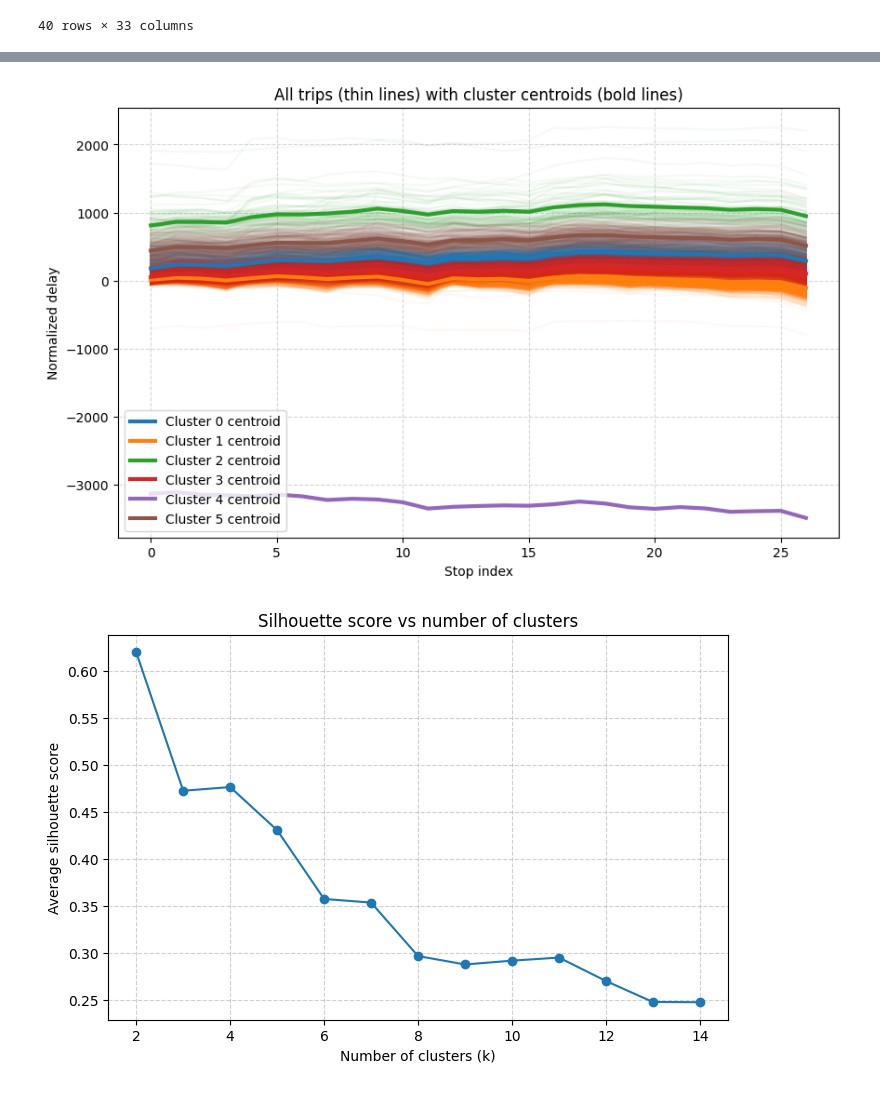
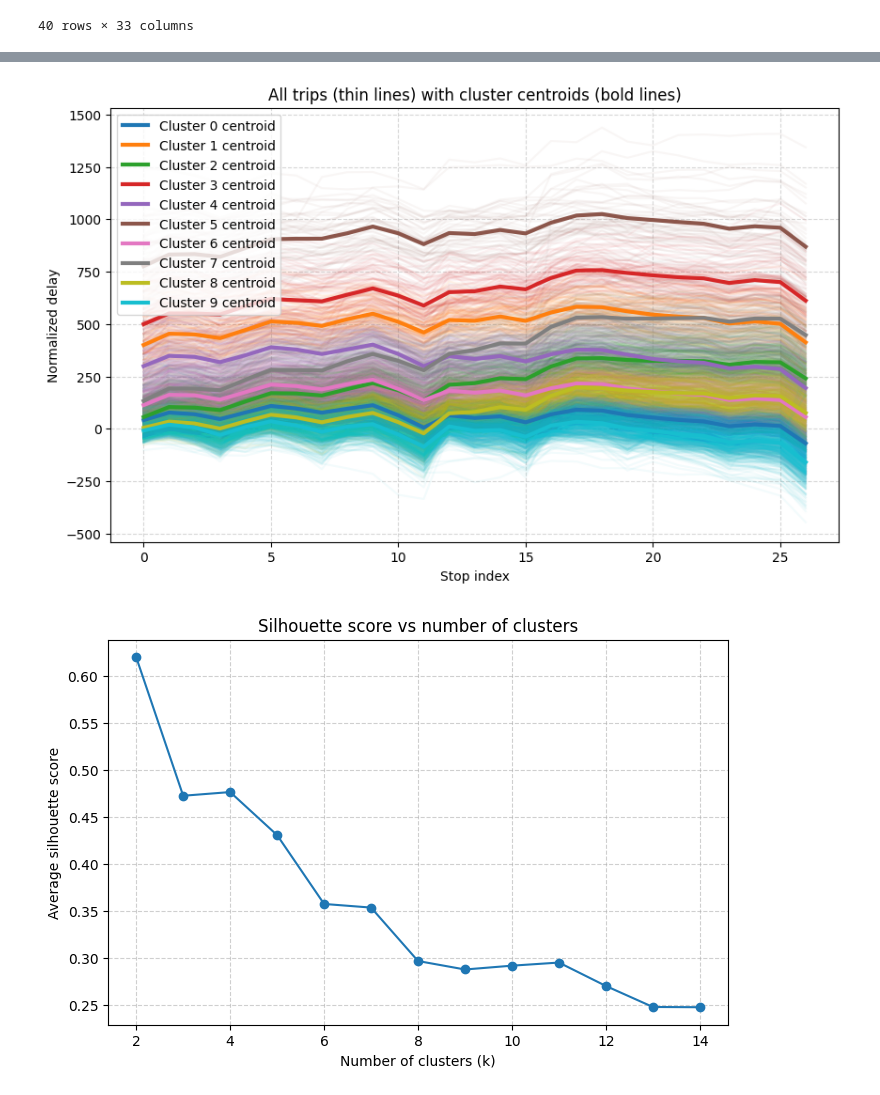
Before and after one commit to Gioalf/AH2179, a Jupyter notebook: project/AIprojectGioAlf.ipynb, the cells around one changed output, grey strips where cells are left out. Cells and saved outputs as stored; diff of their text form; code cells hidden in the pictures.

```diff
--- a/project/AIprojectGioAlf.ipynb
+++ b/project/AIprojectGioAlf.ipynb
@@ -1497,3 +1653,3 @@ I plan to modify the data provided to have timeseries that show the delay fluctu
 # %%
-dfB_model7=dfB.copy()
+dfB_model8=dfB.copy()
 # %%
@@ -1519,17 +1675,17 @@ dfB_model7.head(40)
 40 rows × 33 columns
 # %%
 # Separating the df to not leak any data
-dfB_model7_train=dfB_model7[dfB_model7['Calendar_date']<20220600]
-dfB_model7_test=dfB_model7[dfB_model7['Calendar_date']>=20220600].copy()
+dfB_model8_train=dfB_model8[dfB_model8['Calendar_date']<20220600]
+dfB_model8_test=dfB_model8[dfB_model8['Calendar_date']>=20220600].copy()
 # %%
 # Define number of stops
 n_stops = 27
 # Find number of total trips
-n_rows = len(dfB_model7_test)
+n_rows = len(dfB_model8_test)
 n_trips = int(n_rows / n_stops)
 
 # Extracting the delays
-arrival_delays = dfB_model7_test['arrival_delay'].values
+arrival_delays = dfB_model8_test['arrival_delay'].values
 
 # --- Option 1: each row = one trip, each column = one stop ---
 vectorized_delays = arrival_delays.reshape(n_trips, n_stops)
@@ -1547,7 +1703,7 @@ vectorized_delays_scaled = scaler.fit_transform(vectorized_delays)
 
 from sklearn.cluster import KMeans
 
-n_clusters = 6
+n_clusters = 30
 kmeans = KMeans(n_clusters=n_clusters, random_state=42, n_init=10)
 labels = kmeans.fit_predict(vectorized_delays)
 
@@ -1582,35 +1739,35 @@ from sklearn.preprocessing import StandardScaler
 # Normalize each trip so shapes are comparable
 vectorized_delays_norm = (vectorized_delays - vectorized_delays.mean(axis=1, keepdims=True)) / (
     vectorized_delays.std(axis=1, keepdims=True) + 1e-8
 )
 
 
 # --- KMeans clustering ---
-n_clusters = 6  # adjust as needed
+n_clusters = 10  # adjust as needed
 kmeans = KMeans(n_clusters=n_clusters, random_state=42, n_init=10)
 labels = kmeans.fit_predict(vectorized_delays)
 
 # --- Plot all trips with cluster centroids ---
 plt.figure(figsize=(10, 6))
 
 # Plot all trips, colored by cluster
 for c in range(n_clusters):
     cluster_data = vectorized_delays[labels == c]
     plt.plot(cluster_data.T, color=f"C{c}", alpha=0.05)  # faint lines for individual trips
 
 # Overlay the cluster centroids (mean trend)
 for c in range(n_clusters):
     centroid = kmeans.cluster_centers_[c]
     plt.plot(centroid, color=f"C{c}", linewidth=3, label=f'Cluster {c} centroid')
 
 plt.xlabel("Stop index")
 plt.ylabel("Normalized delay")
 plt.title("All trips (thin lines) with cluster centroids (bold lines)")
 plt.legend()
 plt.grid(True, linestyle='--', alpha=0.5)
 plt.show()
 # %% [output]
-[figure, old version]
+[figure, new version]
 # %%
 from sklearn.cluster import KMeans
 from sklearn.metrics import silhouette_score
```
Also changed, not shown: parts of 38 cells of this notebook.
